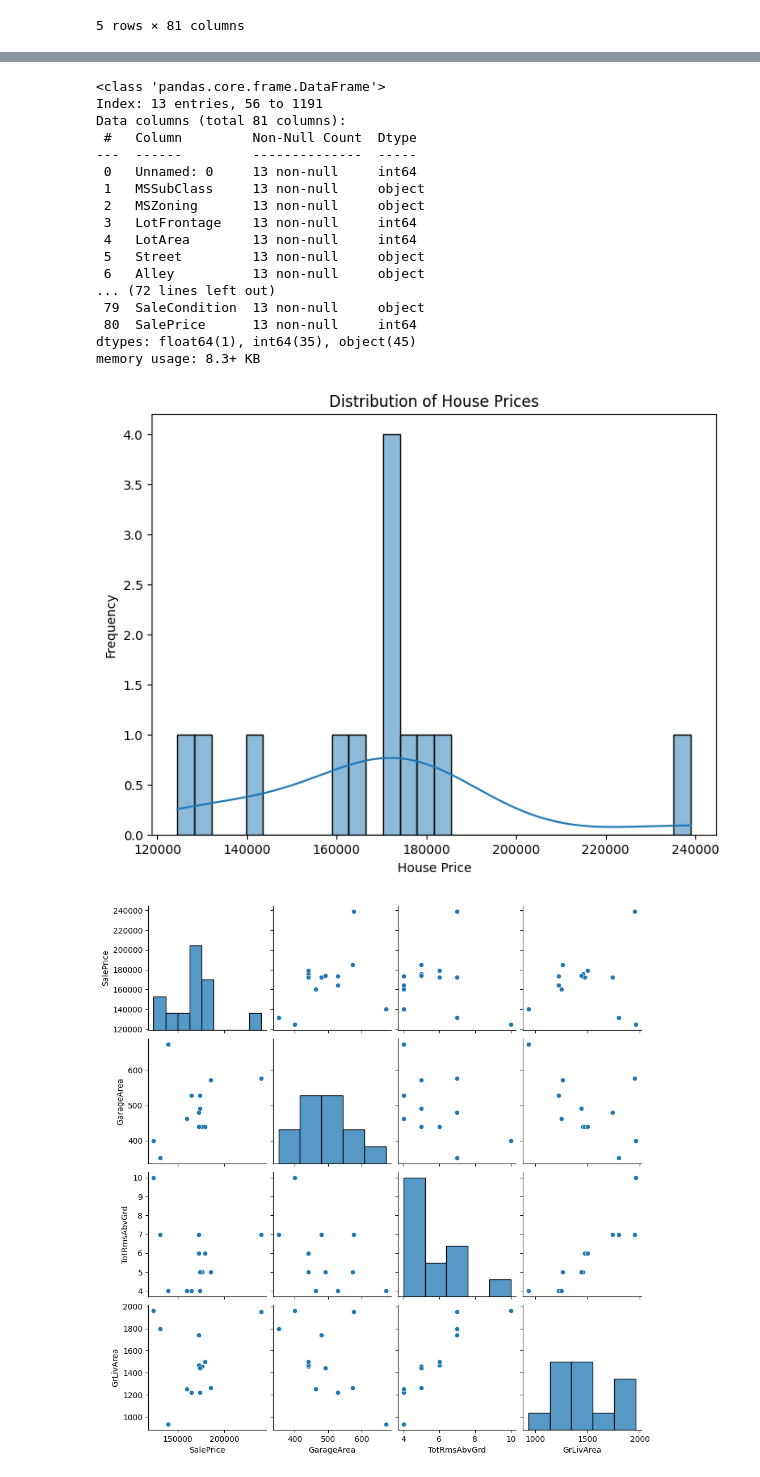
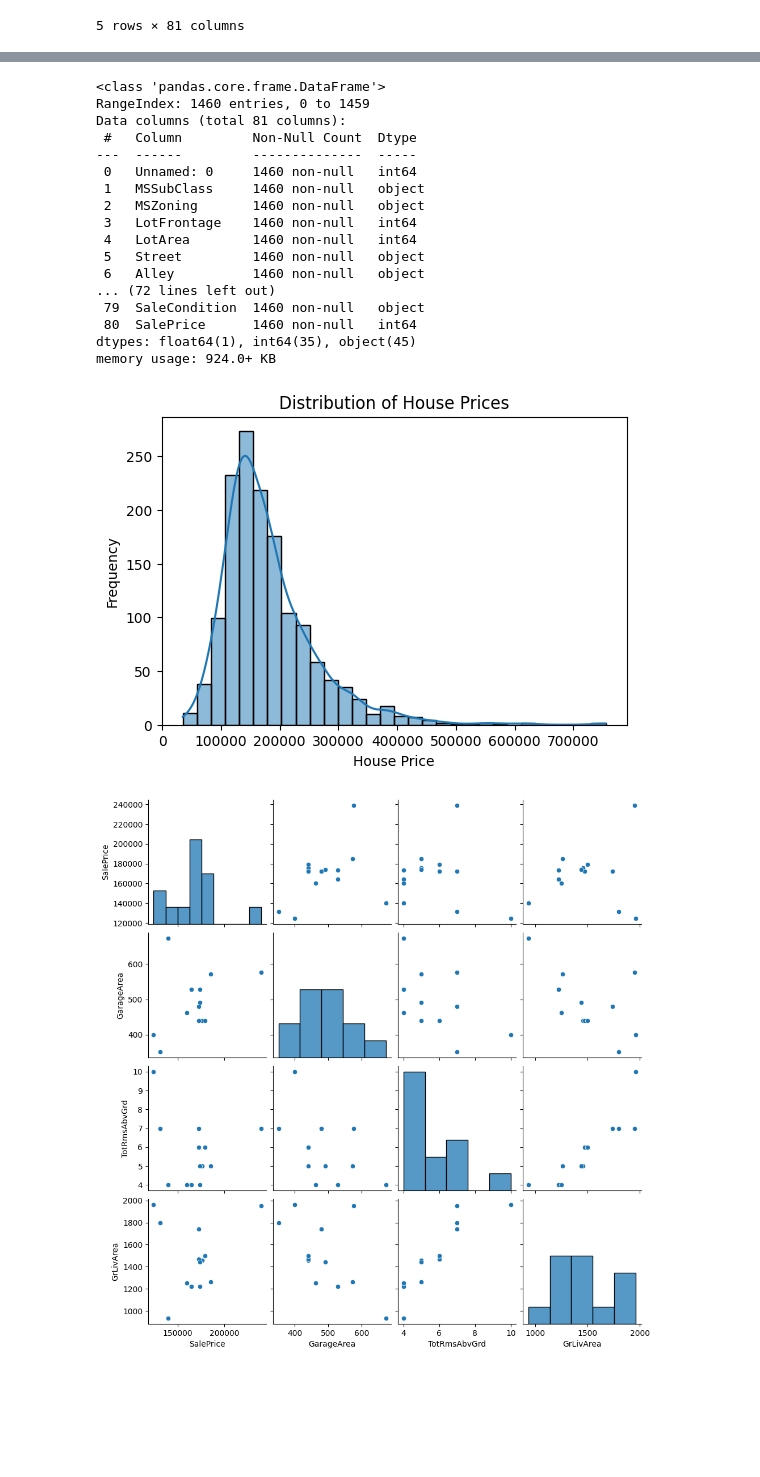
Before and after one commit to bhp001/project3_EDA, a Jupyter notebook: project3 jupiter file.ipynb, the cells around one changed output, grey strips where cells are left out. Cells and saved outputs as stored; diff of their text form; code cells hidden in the pictures; blank space fills up the shorter version.

```diff
--- a/project3 jupiter file.ipynb
+++ b/project3 jupiter file.ipynb
@@ -44,10 +44,3 @@ df.head()
 | 3 | 3 | SC70 | RL | 60 | 9550 | Pave | NaN | IR1 | Lvl | ... |
 | 4 | 4 | SC60 | RL | 84 | 14260 | Pave | NaN | IR1 | Lvl | ... |
 5 rows × 81 columns
-# %%
-# Task 2: Cleaning the Data
-# Handling missing values
-df = df.dropna()
-
-# Removing duplicates
-df = df.drop_duplicates()
@@ -63,35 +71,35 @@ df.head()
 5 rows × 81 columns
 # %%
-df.info()
+df1.info()
 # %% [output]
 <class 'pandas.core.frame.DataFrame'>
-Index: 13 entries, 56 to 1191
+RangeIndex: 1460 entries, 0 to 1459
 Data columns (total 81 columns):
  #   Column         Non-Null Count  Dtype
 ---  ------         --------------  -----
- 0   Unnamed: 0     13 non-null     int64
- 1   MSSubClass     13 non-null     object
- 2   MSZoning       13 non-null     object
- 3   LotFrontage    13 non-null     int64
- 4   LotArea        13 non-null     int64
- 5   Street         13 non-null     object
- 6   Alley          13 non-null     object
+ 0   Unnamed: 0     1460 non-null   int64
+ 1   MSSubClass     1460 non-null   object
+ 2   MSZoning       1460 non-null   object
+ 3   LotFrontage    1460 non-null   int64
+ 4   LotArea        1460 non-null   int64
+ 5   Street         1460 non-null   object
+ 6   Alley          1460 non-null   object
 ... (72 lines left out)
- 79  SaleCondition  13 non-null     object
- 80  SalePrice      13 non-null     int64
+ 79  SaleCondition  1460 non-null   object
+ 80  SalePrice      1460 non-null   int64
 dtypes: float64(1), int64(35), object(45)
-memory usage: 8.3+ KB
+memory usage: 924.0+ KB
 # %%
 # Task 3: Univariate Analysis
-# Example: Histogram for house prices
-plt.figure(figsize=(8, 6))
+# Histogram for house prices
+plt.figure(figsize=(6, 4))
 sns.histplot(df['SalePrice'], bins=30, kde=True)
 plt.title('Distribution of House Prices')
 plt.xlabel('House Price')
 plt.ylabel('Frequency')
 plt.show()
 # %% [output]
-[figure, old version]
+[figure, new version]
 # %%
 
 # Task 4: Multivariate Analysis
```
Also changed, not shown: parts of 8 cells of this notebook.
